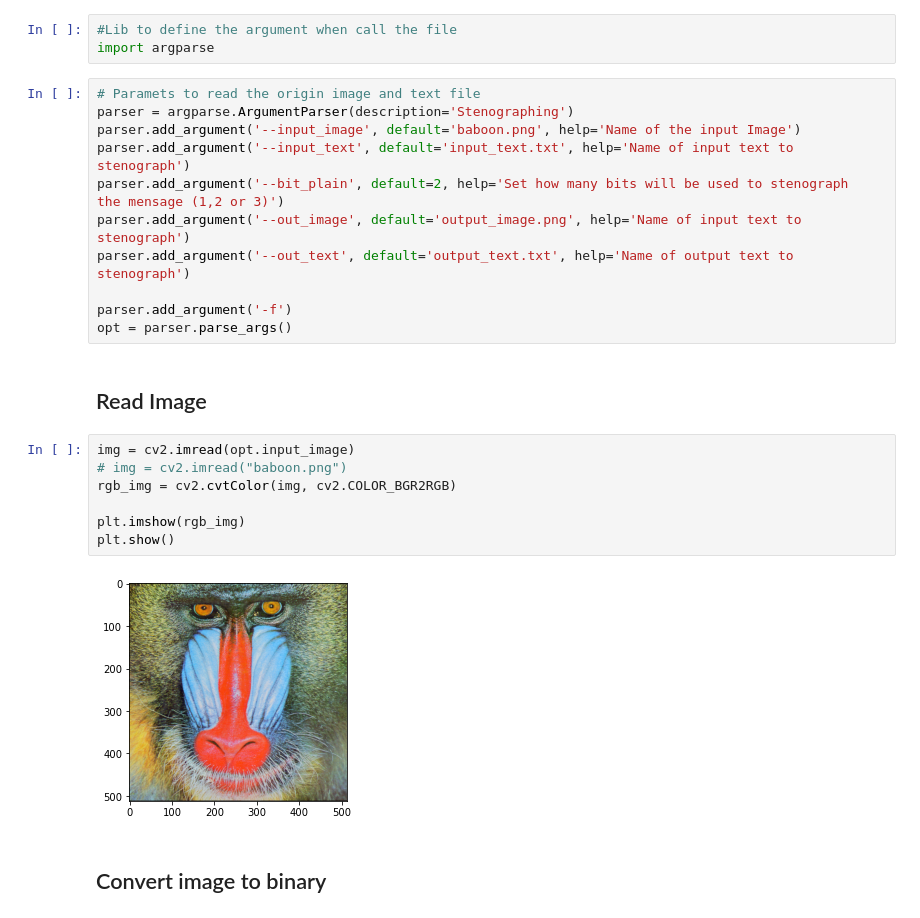
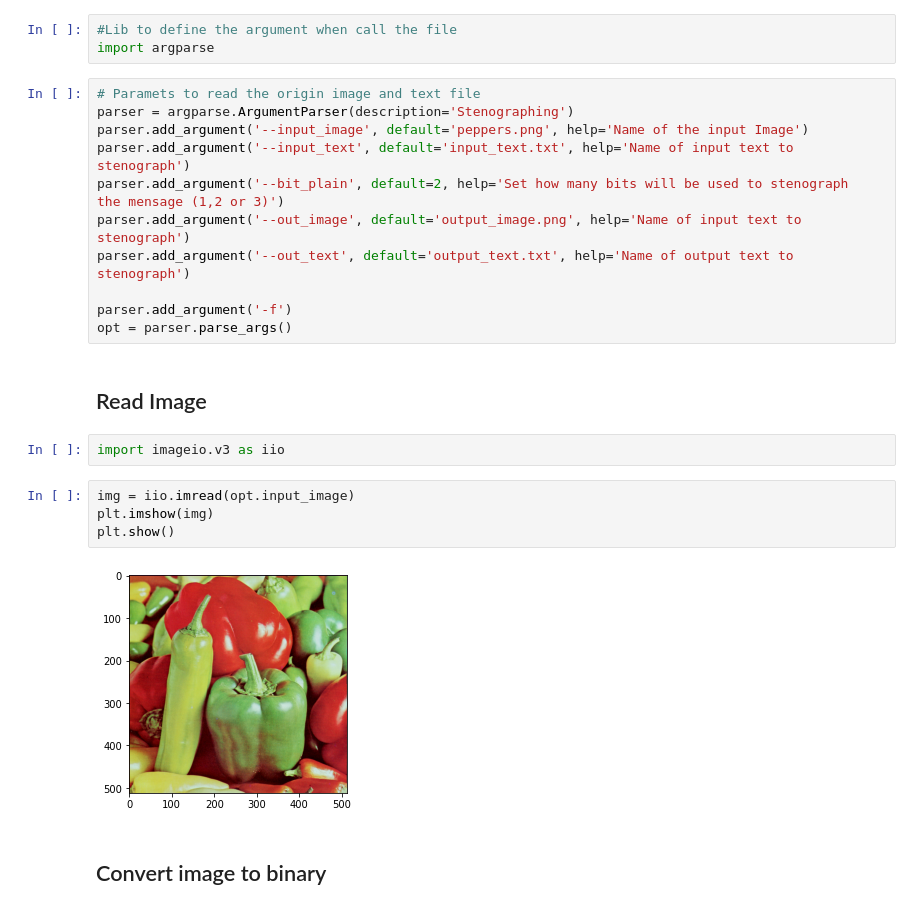
Before and after one commit to lstival/mo443, a Jupyter notebook: t1_esteganografia_completo.ipynb, the cells around one changed output. Saved outputs shown, nothing was run; the diff lists cells and outputs as text.

```diff
--- a/t1_esteganografia_completo.ipynb
+++ b/t1_esteganografia_completo.ipynb
@@ -17,7 +18,7 @@ import argparse
 # %%
 # Paramets to read the origin image and text file
 parser = argparse.ArgumentParser(description='Stenographing')
-parser.add_argument('--input_image', default='baboon.png', help='Name of the input Image')
+parser.add_argument('--input_image', default='peppers.png', help='Name of the input Image')
 parser.add_argument('--input_text', default='input_text.txt', help='Name of input text to stenograph')
 parser.add_argument('--bit_plain', default=2, help='Set how many bits will be used to stenograph  the mensage (1,2 or 3)')
 parser.add_argument('--out_image', default='output_image.png', help='Name of input text to stenograph')
@@ -27,15 +28,14 @@ parser.add_argument('-f')
 opt = parser.parse_args()
 # %% [markdown]
 ## Read Image
-# %%
-img = cv2.imread(opt.input_image)
-# img = cv2.imread("baboon.png")
-rgb_img = cv2.cvtColor(img, cv2.COLOR_BGR2RGB)
-
-plt.imshow(rgb_img)
-plt.show()
-# %% [output]
-[figure, removed]
+# %%
+import imageio.v3 as iio
+# %%
+img = iio.imread(opt.input_image)
+plt.imshow(img)
+plt.show()
+# %% [output]
+[figure, added]
 # %% [markdown]
 ## Convert image to binary
 # %%
```
Also changed, not shown: parts of 26 cells of this notebook, 10 other files.
